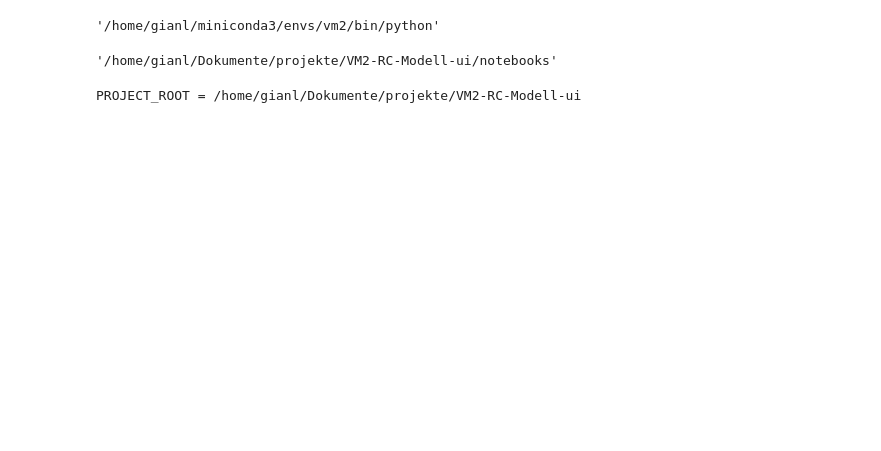
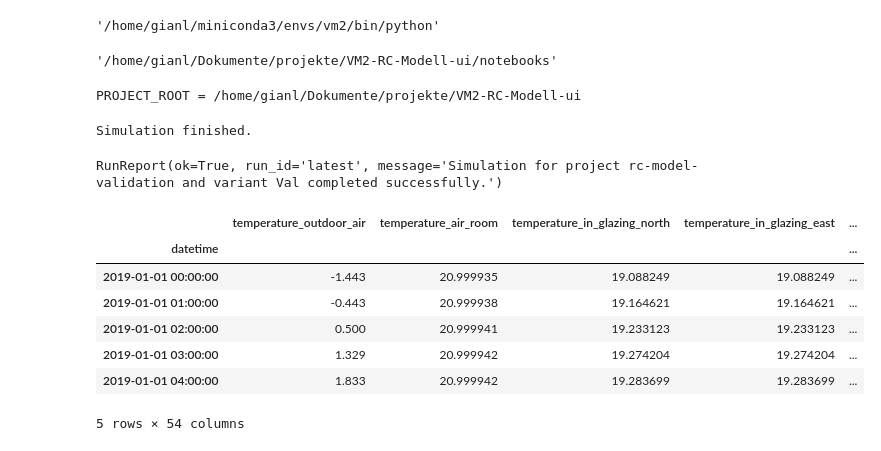
Before and after one commit to glDemonti/rc-model-building-simulation, a Jupyter notebook: notebooks/validation_rc_model.ipynb, the cells around one changed output. Cells and saved outputs as stored; diff of their text form; code cells hidden in the pictures; blank space fills up the shorter version.

```diff
--- a/notebooks/validation_rc_model.ipynb
+++ b/notebooks/validation_rc_model.ipynb
@@ -26,8 +27,24 @@ from scipy.io import loadmat
 
 from core.bootstrap import create_facade # imports the connection to the midlayer
 # %%
-PROJECT_ID = "simulation-variant-A"
-VARIANT_ID = "A"
-facade_A = create_facade(PROJECT_ID, VARIANT_ID)
+PROJECT_ID = "rc-model-validation"
+VARIANT_ID = "Val"
+facade_Val = create_facade(PROJECT_ID, VARIANT_ID)
 
-cfg = facade_A._config_repo.read_raw()
+facade_Val.run_simulation(PROJECT_ID, VARIANT_ID)
+# %% [output]
+Simulation finished.
+RunReport(ok=True, run_id='latest', message='Simulation for project rc-model-validation and variant Val completed successfully.')
+# %%
+# load results
+df_res = facade_Val._result.load_raw()
+df_res.head(5)
+# %% [output]
+|  | temperature_outdoor_air | temperature_air_room | temperature_in_glazing_north | temperature_in_glazing_east | ... |
+| datetime |  |  |  |  | ... |
+| 2019-01-01 00:00:00 | -1.443 | 20.999935 | 19.088249 | 19.088249 | ... |
+| 2019-01-01 01:00:00 | -0.443 | 20.999938 | 19.164621 | 19.164621 | ... |
+| 2019-01-01 02:00:00 | 0.500 | 20.999941 | 19.233123 | 19.233123 | ... |
+| 2019-01-01 03:00:00 | 1.329 | 20.999942 | 19.274204 | 19.274204 | ... |
+| 2019-01-01 04:00:00 | 1.833 | 20.999942 | 19.283699 | 19.283699 | ... |
+5 rows × 54 columns
```
Also changed, not shown: parts of 3 cells of this notebook, 6 other files.
